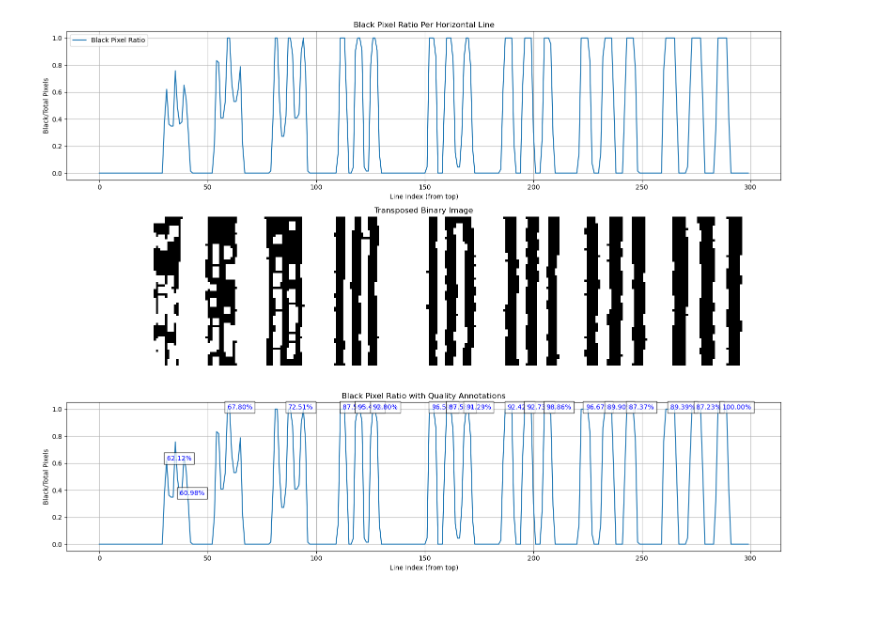
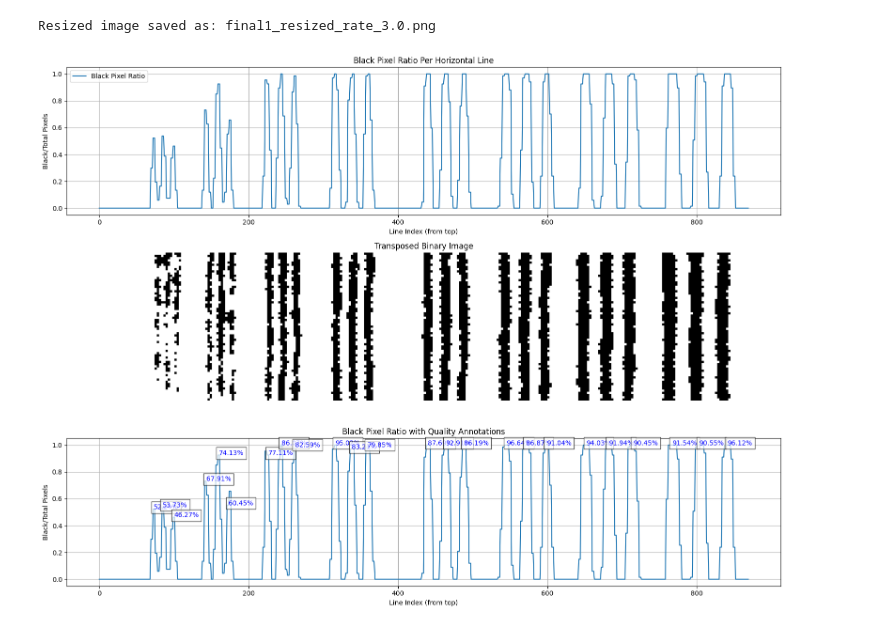
Before and after one commit to adguvener/x-ray-line-detection, a Jupyter notebook: main2.ipynb, the cells around one changed output. Drawn from its saved outputs; the diff is of its cells as text; code cells hidden in the pictures.

```diff
--- a/main2.ipynb
+++ b/main2.ipynb
@@ -589,6 +554,34 @@ ratios, quality_results = analyze_image_with_quality('final2.png')
 # %%
 import cv2
 import numpy as np
+
+def resize_image(image_path, resize_rate):
+    image = cv2.imread(image_path, cv2.IMREAD_GRAYSCALE)
+
+    new_height = int(image.shape[0] * resize_rate)
+    new_width = int(image.shape[1] * resize_rate)
+
+    if new_height < 1 or new_width < 1:
+        raise ValueError("Resize rate is too small, resulting in invalid dimensions.")
+    if new_height > 10000 or new_width > 10000:
+        raise ValueError("Resize rate is too large, resulting in excessively large dimensions.")
+
+    resized_image = np.zeros((new_height, new_width), dtype=np.uint8)
+
+    for i in range(new_height):
+        for j in range(new_width):
+            orig_i = min(int(i / resize_rate), image.shape[0] - 1)
+            orig_j = min(int(j / resize_rate), image.shape[1] - 1)
+            resized_image[i, j] = image[orig_i, orig_j]
+
+    file_name_parts = image_path.split('.')
+    base_name = '.'.join(file_name_parts[:-1])
+    extension = file_name_parts[-1]
+    new_file_name = f"{base_name}_resized_rate_{resize_rate:.1f}.{extension}"
+
+    cv2.imwrite(new_file_name, resized_image)
+    print(f"Resized image saved as: {new_file_name}")
+
 
 def erode(image, kernel):
     """Performs erosion on the binary image."""
@@ -599,7 +592,7 @@ def erode(image, kernel):
     for i in range(image.shape[0]):
         for j in range(image.shape[1]):
             region = padded_image[i:i + kernel_height, j:j + kernel_width]
-            if np.all(region == kernel):  # If all kernel elements match
+            if np.all(region == kernel):
                 eroded_image[i, j] = 255
 
     return eroded_image
@@ -613,32 +606,29 @@ def dilate(image, kernel):
     for i in range(image.shape[0]):
         for j in range(image.shape[1]):
             region = padded_image[i:i + kernel_height, j:j + kernel_width]
-            if np.any(region == kernel):  # If any kernel element matches
+            if np.any(region == kernel):
                 dilated_image[i, j] = 255
 
     return dilated_image
 
 def process_image(input_path, output_path):
     """Reads the input image, performs erosion and dilation, and saves the result."""
-    # Read the image as grayscale
     image = cv2.imread(input_path, cv2.IMREAD_GRAYSCALE)
 
-    # Define a simple kernel (3x3 square)
     kernel = np.ones((3, 3), dtype=np.uint8) * 255
 
-    # Perform erosion
     eroded_image = erode(image, kernel)
 
-    # Perform dilation
     dilated_image = dilate(eroded_image, kernel)
 
-    # Save the result
     cv2.imwrite(output_path, dilated_image)
 
-# Call the function
 process_image('final1.png', 'final1_v2.png')
 # %%
-# Run the function
+
+resize_image('final1.png', 3)
+process_image('final1_resized_rate_3.0.png', 'final1_v2.png')
 ratios, quality_results = analyze_image_with_quality('final1_v2.png')
 # %% [output]
+Resized image saved as: final1_resized_rate_3.0.png
-[figure, old version]
+[figure, new version]
```
Also changed, not shown: parts of 16 cells of this notebook, 8 other files.
